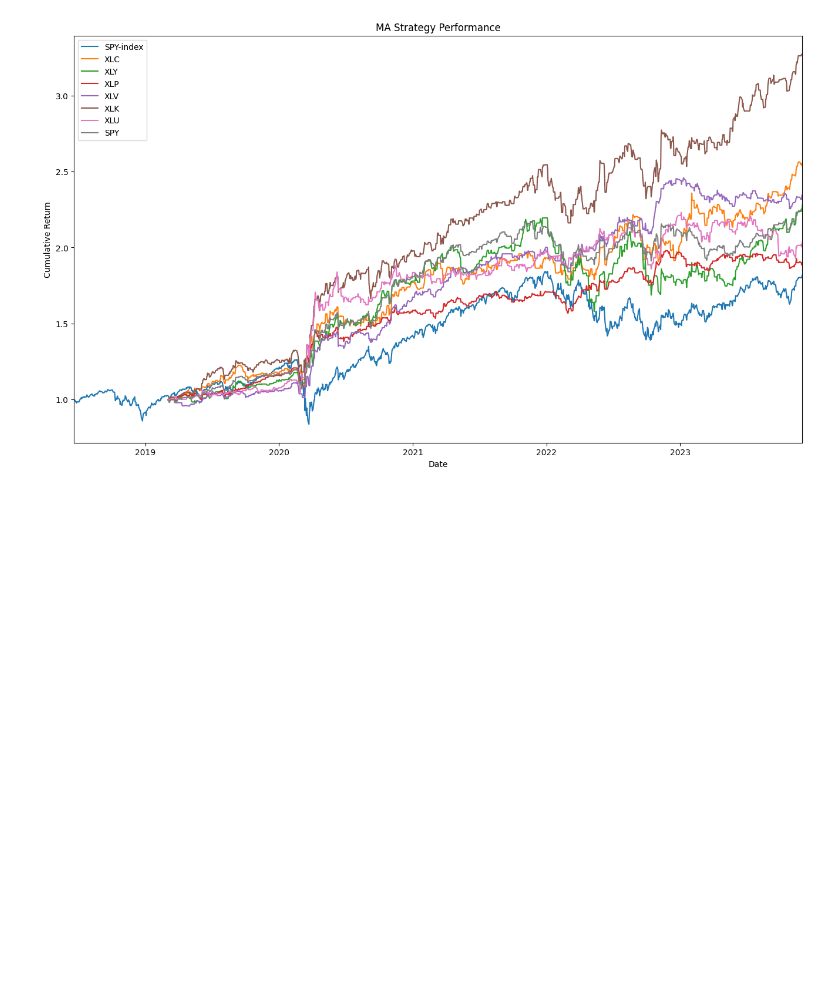
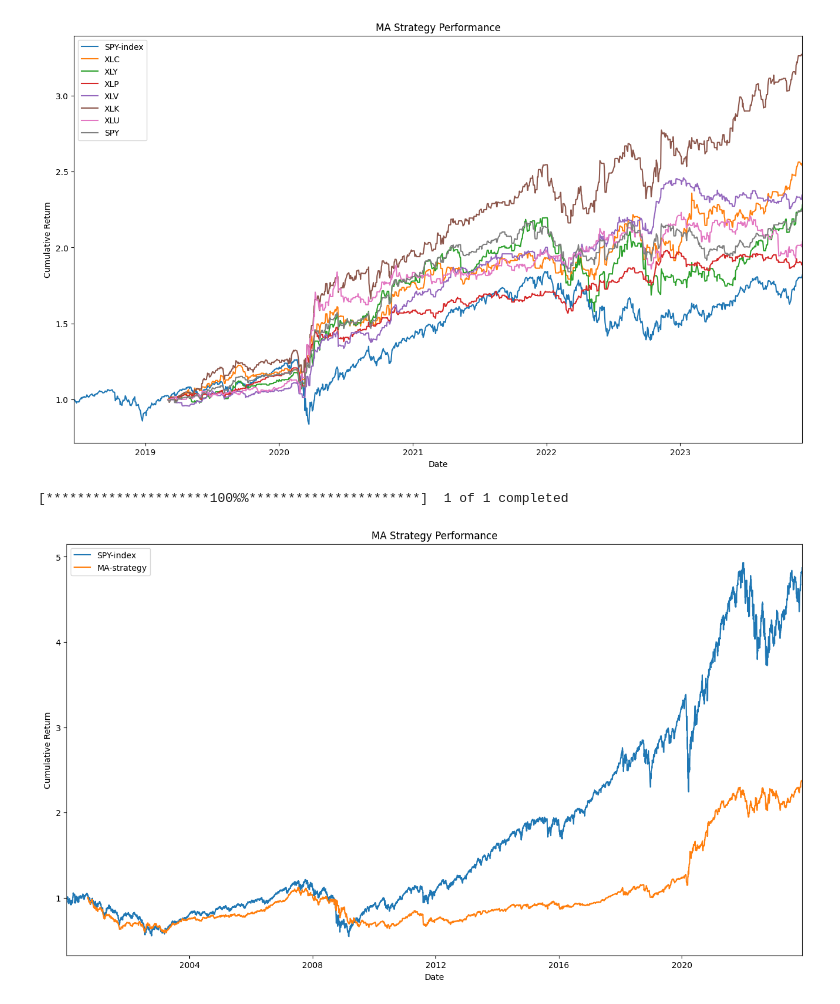
Before and after one commit to jbmitchell02/fin-eng-proj, a Jupyter notebook: ma_strat.ipynb, the cells around one changed output. Cells and saved outputs as stored; diff of their text form; code cells hidden in the pictures; blank space fills up the shorter version.

Commit message:
strategy killed when backtested since 2000

```diff
--- a/ma_strat.ipynb
+++ b/ma_strat.ipynb
@@ -160,3 +160,22 @@ ax.margins(x=0)
 plt.show()
 # %% [output]
 [figure]
+# %%
+# Check performance on SPY data since 2000
+start00 = '2000-01-01'
+SPY00 = yf.download('SPY', start=start00)
+returns00 = SPY00['Adj Close'].pct_change().iloc[1:]
+strat00 = MA_strategy(returns00, lower_period, upper_period)[0]
+
+fig, ax = plt.subplots(figsize=(16, 9))
+ax.plot((returns00+1).cumprod(), label='SPY-index')
+ax.plot((strat00['Return']+1).cumprod(), label='MA-strategy')
+ax.legend()
+ax.set_title('MA Strategy Performance')
+ax.set_xlabel('Date')
+ax.set_ylabel('Cumulative Return')
+ax.margins(x=0)
+plt.show()
+# %% [output]
+[*********************100%%**********************]  1 of 1 completed
+[figure, added]
```
Also changed, not shown: parts of 1 cell of this notebook.
